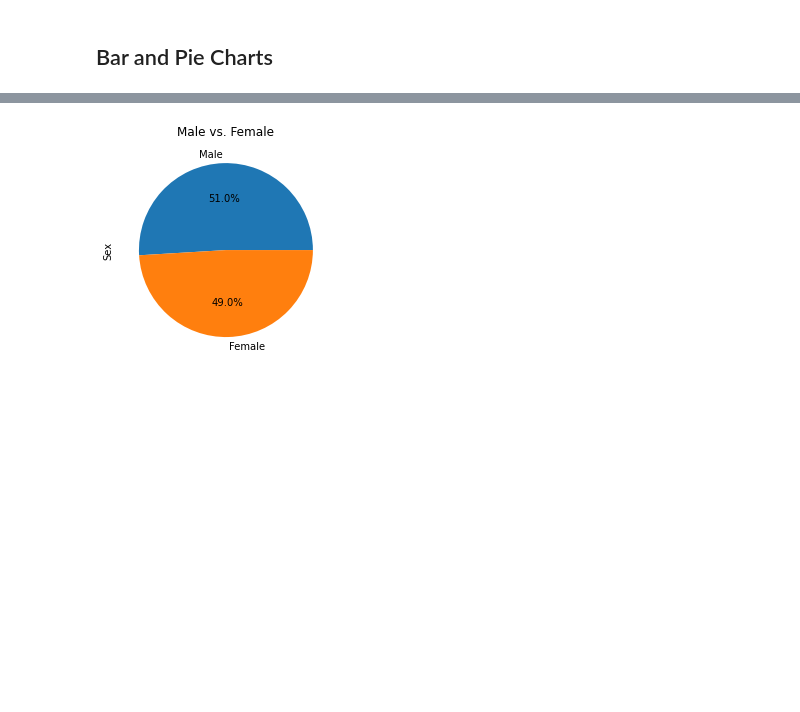
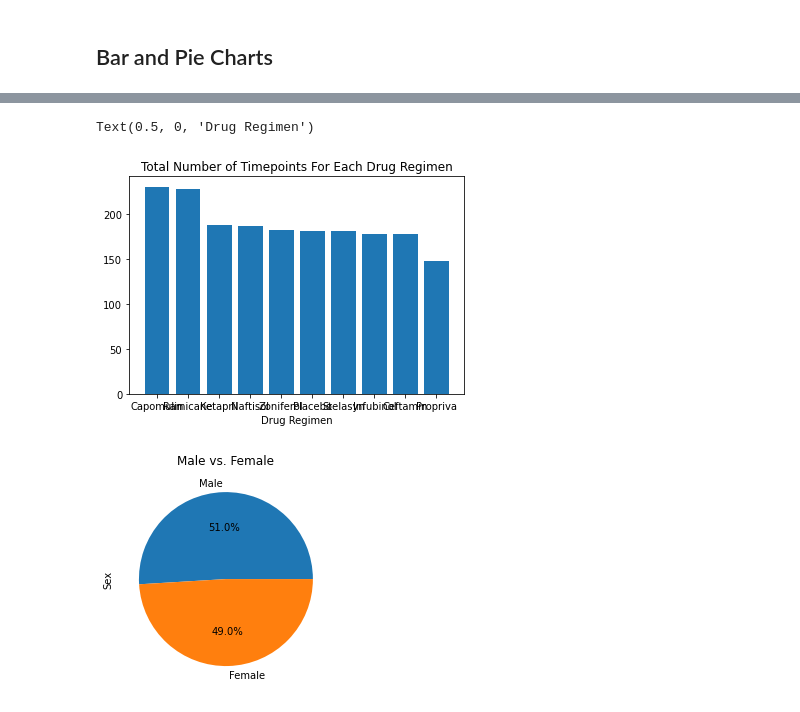
Before and after one commit to Taib-Diallo/Matplotlib-Challenge, a Jupyter notebook: pymaceuticals1.ipynb, the cells around one changed output, grey strips where cells are left out. Cells and saved outputs as stored; diff of their text form; code cells hidden in the pictures; blank space fills up the shorter version.

```diff
--- a/pymaceuticals1.ipynb
+++ b/pymaceuticals1.ipynb
@@ -114,6 +120,15 @@ plt.show()
 #x_axis= mouse_clean['Drug Regimen']
 #y_axis = mouse_clean.groupby(['Drug Regimen'])['Timepoint'].count()
 #plt.bar(x_axis, y_axis, color='b', alpha=0.8, align='center')
+# %%
+y_axis = mouse_clean['Drug Regimen'].value_counts()
+x_axis = y_axis.index
+plt.bar(x_axis, y_axis)
+plt.title('Total Number of Timepoints For Each Drug Regimen')
+plt.xlabel('Drug Regimen')
+# %% [output]
+Text(0.5, 0, 'Drug Regimen')
+[figure, added]
 # %%
 # Generate a pie plot showing the distribution of female versus male mice using Pandas
 m_vs_f = mouse_clean['Sex'].value_counts()
```
Also changed, not shown: parts of 23 cells of this notebook, 3 other files.
